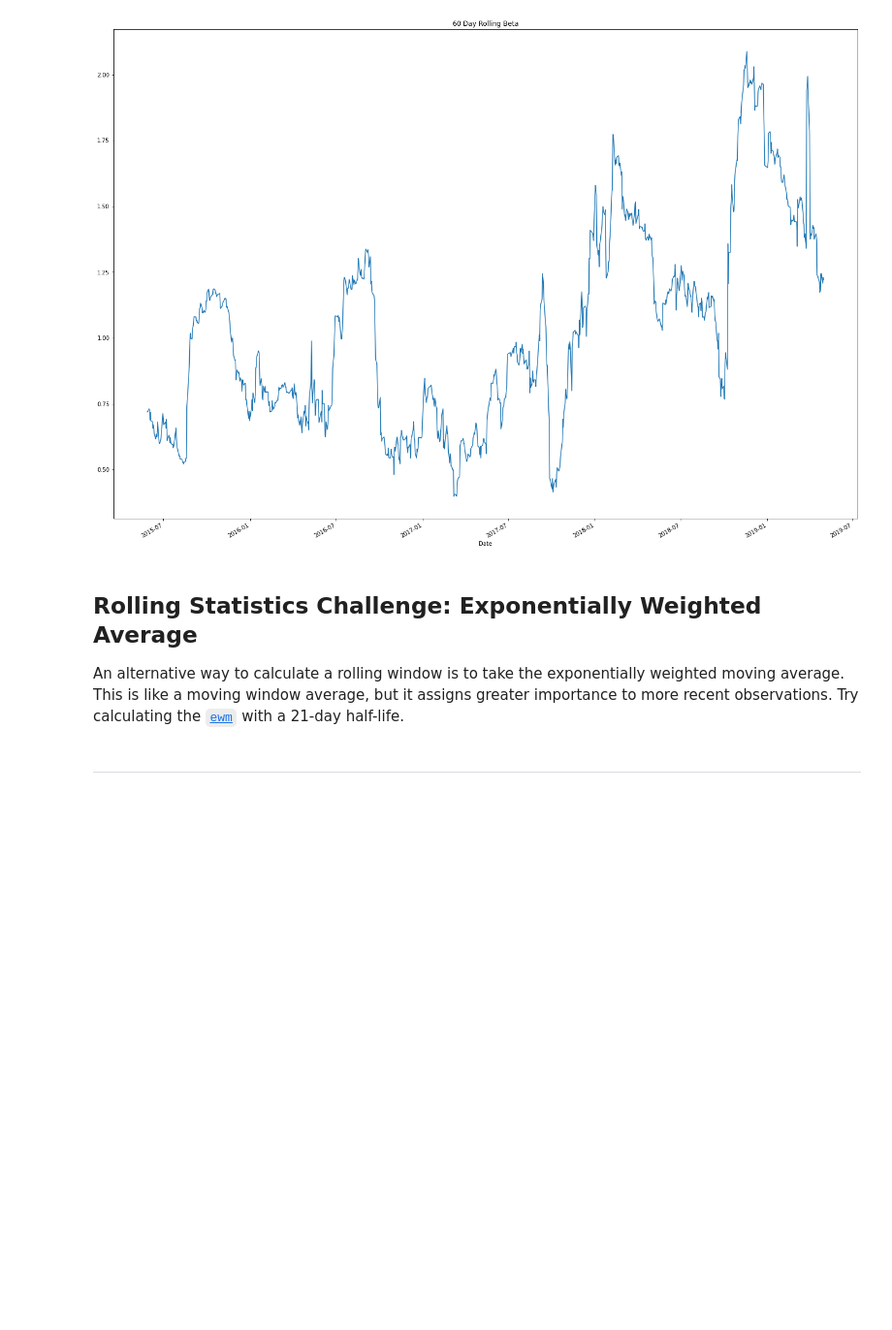
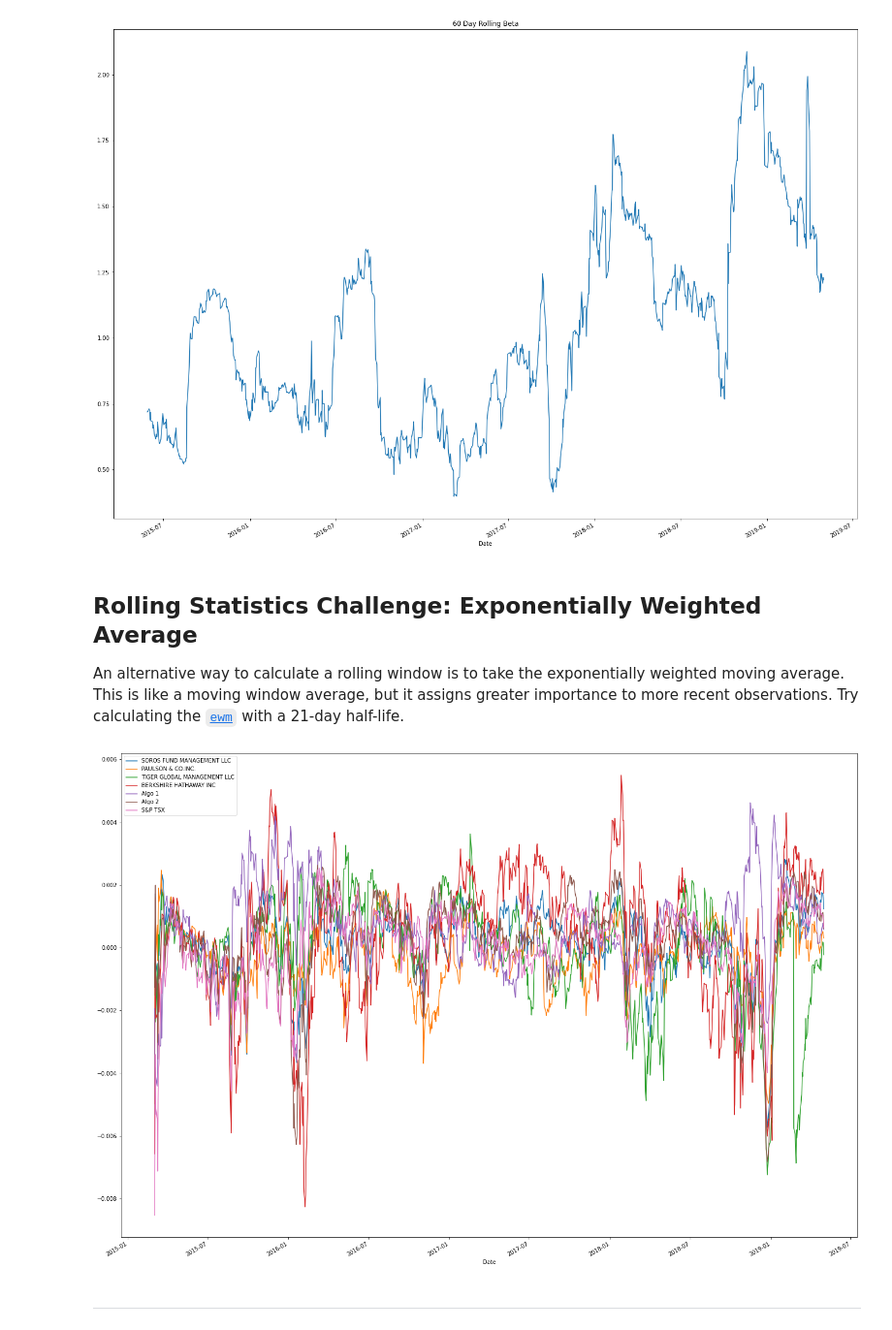
Before and after one commit to vincent-l-j/pandas-analysis, a Jupyter notebook: whale_analysis.ipynb, the cells around one changed output. Shown at 97% size. Cells and saved outputs as stored; diff of their text form; code cells hidden in the pictures; blank space fills up the shorter version.

```diff
--- a/whale_analysis.ipynb
+++ b/whale_analysis.ipynb
@@ -245,3 +243,9 @@ An alternative way to calculate a rolling window is to take the exponentially we
+# %%
+# Use `ewm` to calculate the rolling window
+# rolling_ewm = df['S&P TSX'].rolling(window=21).ewm()
+ewma_21 = df.ewm(halflife='21 days', times=df.index).mean().plot(figsize=(24,18))
+# %% [output]
+[figure, added]
 # %% [markdown]
 ---
 # %% [markdown]
```
Also changed, not shown: parts of 1 cell of this notebook.
